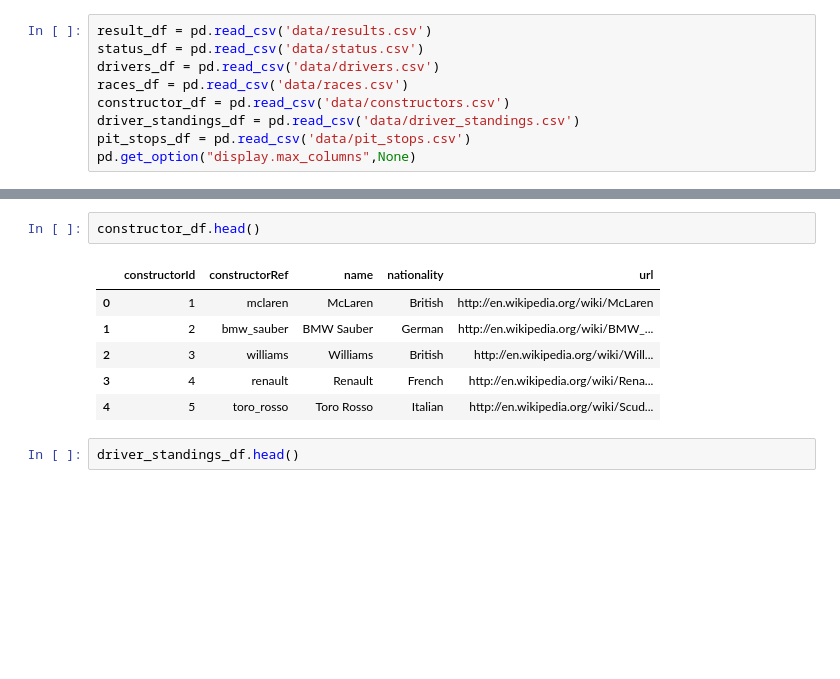
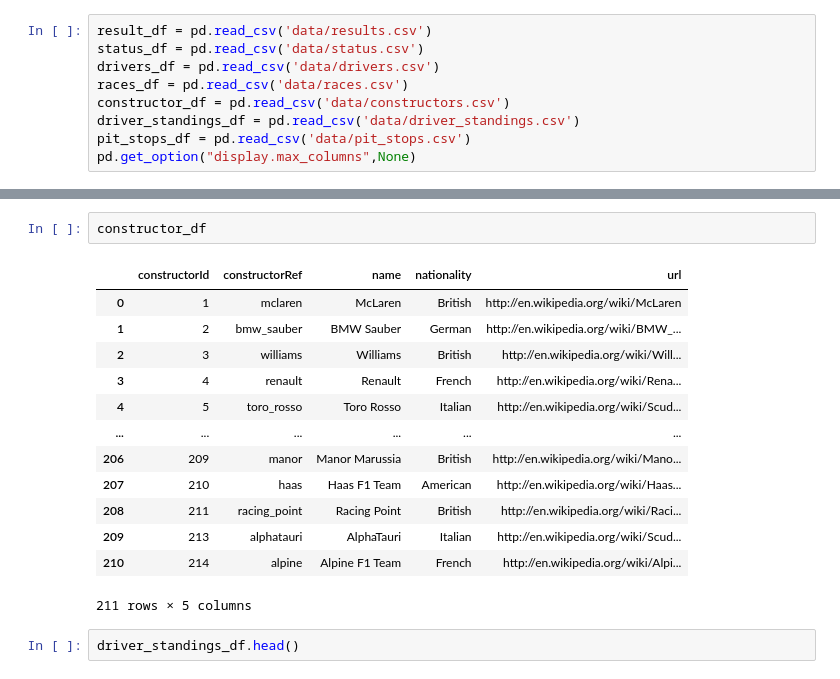
Before and after one commit to arvyz/f1, a Jupyter notebook: F1_features.ipynb, the cells around one changed output, grey strips where cells are left out. Cells and saved outputs as stored; diff of their text form; blank space fills up the shorter version.

```diff
--- a/F1_features.ipynb
+++ b/F1_features.ipynb
@@ -46,12 +67,19 @@ races_df.head()
 # %%
-constructor_df.head()
+constructor_df
 # %% [output]
 |  | constructorId | constructorRef | name | nationality | url |
 | 0 | 1 | mclaren | McLaren | British | http://en.wikipedia.org/wiki/McLaren |
 | 1 | 2 | bmw_sauber | BMW Sauber | German | http://en.wikipedia.org/wiki/BMW_... |
 | 2 | 3 | williams | Williams | British | http://en.wikipedia.org/wiki/Will... |
 | 3 | 4 | renault | Renault | French | http://en.wikipedia.org/wiki/Rena... |
 | 4 | 5 | toro_rosso | Toro Rosso | Italian | http://en.wikipedia.org/wiki/Scud... |
+| ... | ... | ... | ... | ... | ... |
+| 206 | 209 | manor | Manor Marussia | British | http://en.wikipedia.org/wiki/Mano... |
+| 207 | 210 | haas | Haas F1 Team | American | http://en.wikipedia.org/wiki/Haas... |
+| 208 | 211 | racing_point | Racing Point | British | http://en.wikipedia.org/wiki/Raci... |
+| 209 | 213 | alphatauri | AlphaTauri | Italian | http://en.wikipedia.org/wiki/Scud... |
+| 210 | 214 | alpine | Alpine F1 Team | French | http://en.wikipedia.org/wiki/Alpi... |
+211 rows × 5 columns
 # %%
 driver_standings_df.head()
 # %% [output]
```
Also changed, not shown: parts of 11 cells of this notebook.
